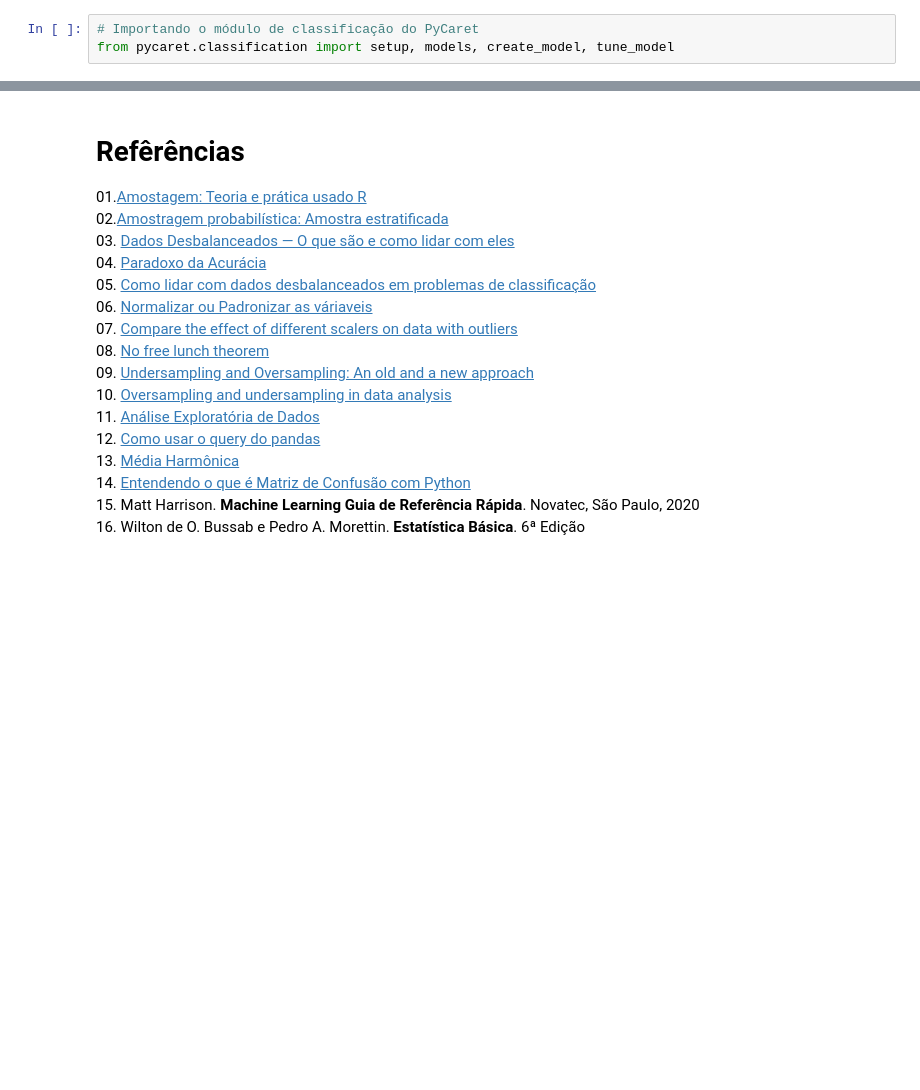
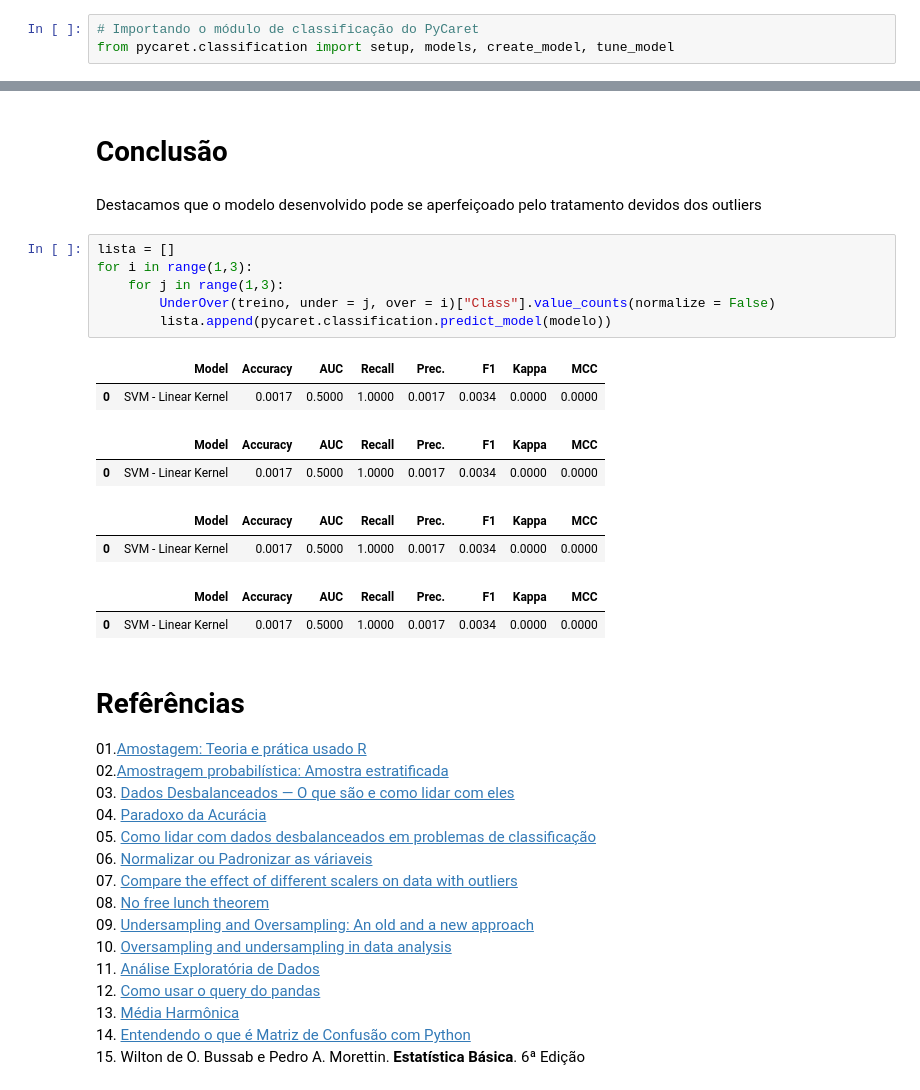
Before and after one commit to Mickael03/Fraude, a Jupyter notebook: Detecção de Fraude em Cartão de Crédito.ipynb, the cells around one changed output, grey strips where cells are left out. Saved outputs shown, nothing was run; the diff lists cells and outputs as text; blank space fills up the shorter version.

```diff
--- a/Detecção de Fraude em Cartão de Crédito.ipynb
+++ b/Detecção de Fraude em Cartão de Crédito.ipynb
@@ -423,3 +397,22 @@ Index(['Time', 'V1', 'V2', 'V3', 'V4', 'V5', 'V6', 'V7', 'V8', 'V9', 'V10',
+# %% [markdown]
+# Conclusão
+# %% [markdown]
+Destacamos que o modelo desenvolvido pode se aperfeiçoado pelo tratamento devidos dos outliers
+# %%
+lista = []
+for i in range(1,3):
+    for j in range(1,3):
+        UnderOver(treino, under = j, over = i)["Class"].value_counts(normalize = False)
+        lista.append(pycaret.classification.predict_model(modelo))
+# %% [output]
+|  | Model | Accuracy | AUC | Recall | Prec. | F1 | Kappa | MCC |
+| 0 | SVM - Linear Kernel | 0.0017 | 0.5000 | 1.0000 | 0.0017 | 0.0034 | 0.0000 | 0.0000 |
+|  | Model | Accuracy | AUC | Recall | Prec. | F1 | Kappa | MCC |
+| 0 | SVM - Linear Kernel | 0.0017 | 0.5000 | 1.0000 | 0.0017 | 0.0034 | 0.0000 | 0.0000 |
+|  | Model | Accuracy | AUC | Recall | Prec. | F1 | Kappa | MCC |
+| 0 | SVM - Linear Kernel | 0.0017 | 0.5000 | 1.0000 | 0.0017 | 0.0034 | 0.0000 | 0.0000 |
+|  | Model | Accuracy | AUC | Recall | Prec. | F1 | Kappa | MCC |
+| 0 | SVM - Linear Kernel | 0.0017 | 0.5000 | 1.0000 | 0.0017 | 0.0034 | 0.0000 | 0.0000 |
 # %% [markdown]
 # Refêrências
 01.[Amostagem: Teoria e prática usado R](https://amostragemcomr.github.io/livro/index.html)
@@ -436,5 +429,4 @@ Index(['Time', 'V1', 'V2', 'V3', 'V4', 'V5', 'V6', 'V7', 'V8', 'V9', 'V10',
 12. [Como usar o query do pandas](https://medium.com/horadecodar/como-usar-o-query-do-pandas-fdf4a00727dc)
 13. [Média Harmônica](https://pt.wikipedia.org/wiki/M%C3%A9dia_harm%C3%B4nica)
 14. [Entendendo o que é Matriz de Confusão com Python](https://medium.com/data-hackers/entendendo-o-que-%C3%A9-matriz-de-confus%C3%A3o-com-python-114e683ec509)
-15. Matt Harrison. **Machine Learning Guia de Referência Rápida**. Novatec, São Paulo, 2020
-16. Wilton de O. Bussab e Pedro A. Morettin. **Estatística Básica**. 6ª Edição
+15. Wilton de O. Bussab e Pedro A. Morettin. **Estatística Básica**. 6ª Edição
```
Also changed, not shown: parts of 6 cells of this notebook, 1 other file.
